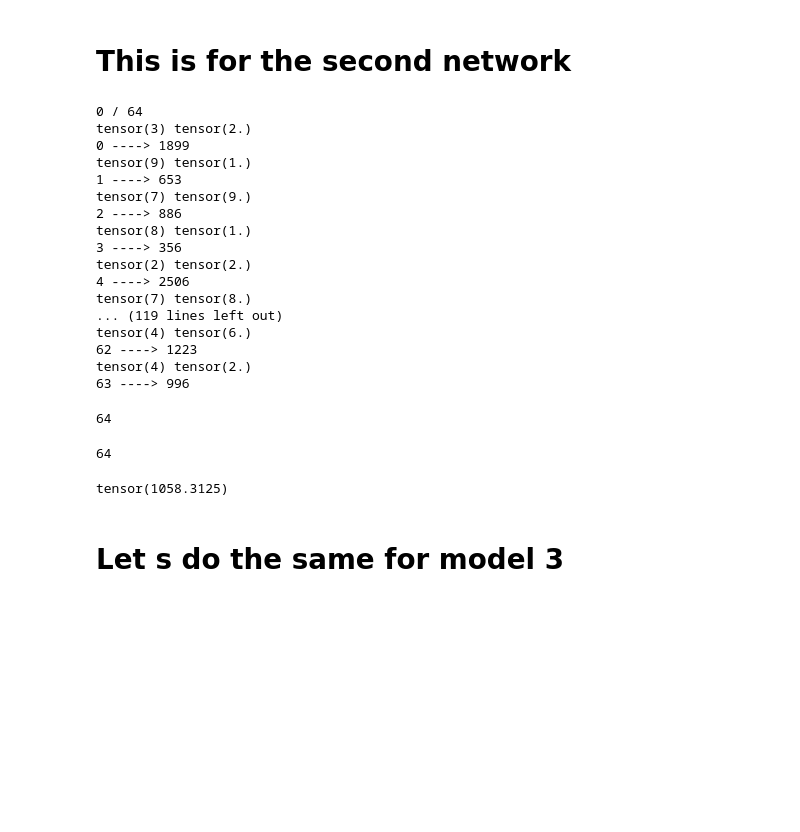
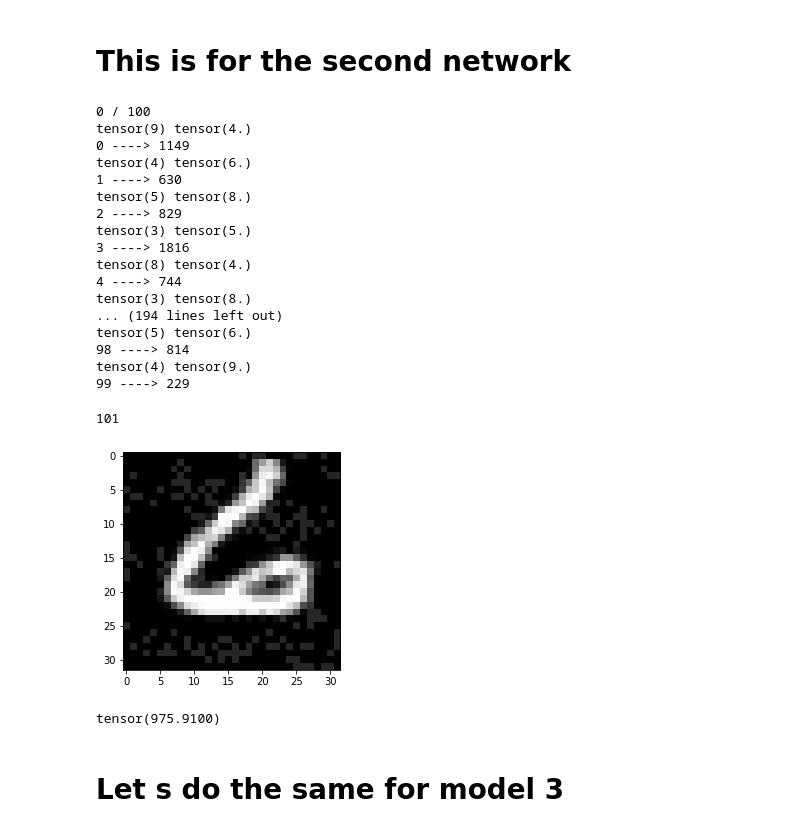
Before and after one commit to xTavi/BlackBoxAttack, a Jupyter notebook: BlackBoxAttack.ipynb, the cells around one changed output. Saved outputs shown, nothing was run; the diff lists cells and outputs as text; code cells hidden in the pictures; blank space fills up the shorter version.

```diff
--- a/BlackBoxAttack.ipynb
+++ b/BlackBoxAttack.ipynb
@@ -1249,18 +1276,3 @@ MNISTResNet(
-# %%
-sigm = nn.LogSigmoid()
-for i in range(1):
-  a = (model1(bunch_of_digits[i].unsqueeze(dim=0)))
-  print(a)
-
-  b = (model2(transform_image(bunch_of_digits[i].unsqueeze(dim=0))))[0]
-  print((b))
-
-  c = model3(bunch_of_digits[i].unsqueeze(dim=0))
-  print(c)
-
-  d = ensamble_prediction(bunch_of_digits[i].unsqueeze(dim=0))
-print(d)
-print(bunch_of_labels[:10])
 # %%
 # Let s calculate how many queries we are doing for model1
 queries = torch.zeros(1)
@@ -1336,7 +1363,7 @@ def simba_single2(model, x, y, num_iters=10000, epsilon=0.2, tries=1):
 # %%
 # Let s calculate how many queries we are doing for model2
 queries2 = torch.zeros(1)
-adversarial2 = torch.zeros(1, 1, 28, 28)
+adversarial2 = torch.zeros(1, 1, 32, 32)
 for idx, (data,label) in enumerate(zip(bunch_of_digits, bunch_of_labels)):
   if idx % 10 == 0:
     print(idx, "/", len(bunch_of_digits))
@@ -1348,38 +1375,38 @@ for idx, (data,label) in enumerate(zip(bunch_of_digits, bunch_of_labels)):
        break
   print(idx, "---->", tries)
   adversarial2 = torch.cat((adversarial2, x))
-  queries2 = torch.cat((queries2, torch.Tensor(tries)))
+  queries2 = torch.cat((queries2, torch.Tensor([tries])))
   torch.save(adversarial2[1:], "2second2.csv")
   torch.save(queries2[1:] ,"2queries2.csv")
 # %% [output]
-0 / 64
-tensor(3) tensor(2.)
-0 ----> 1899
-tensor(9) tensor(1.)
-1 ----> 653
-tensor(7) tensor(9.)
-2 ----> 886
-tensor(8) tensor(1.)
-3 ----> 356
-tensor(2) tensor(2.)
-4 ----> 2506
-tensor(7) tensor(8.)
-... (119 lines left out)
+0 / 100
+tensor(9) tensor(4.)
+0 ----> 1149
 tensor(4) tensor(6.)
-62 ----> 1223
-tensor(4) tensor(2.)
-63 ----> 996
+1 ----> 630
+tensor(5) tensor(8.)
+2 ----> 829
+tensor(3) tensor(5.)
+3 ----> 1816
+tensor(8) tensor(4.)
+4 ----> 744
+tensor(3) tensor(8.)
+... (194 lines left out)
+tensor(5) tensor(6.)
+98 ----> 814
+tensor(4) tensor(9.)
+99 ----> 229
 # %%
 len(adversarial2)
 # %% [output]
-64
+101
-# %%
-len(queries2)
-# %% [output]
-64
-# %%
-b = torch.Tensor(queries2)
-print(torch.mean(b))
-# %% [output]
-tensor(1058.3125)
+# %%
+print_image(adversarial2[2])
+# %% [output]
+[figure, added]
+# %%
+queries2 = torch.load('2queries2.csv')
+queries2.mean()
+# %% [output]
+tensor(975.9100)
 # %%
```
Also changed, not shown: parts of 66 cells of this notebook.
